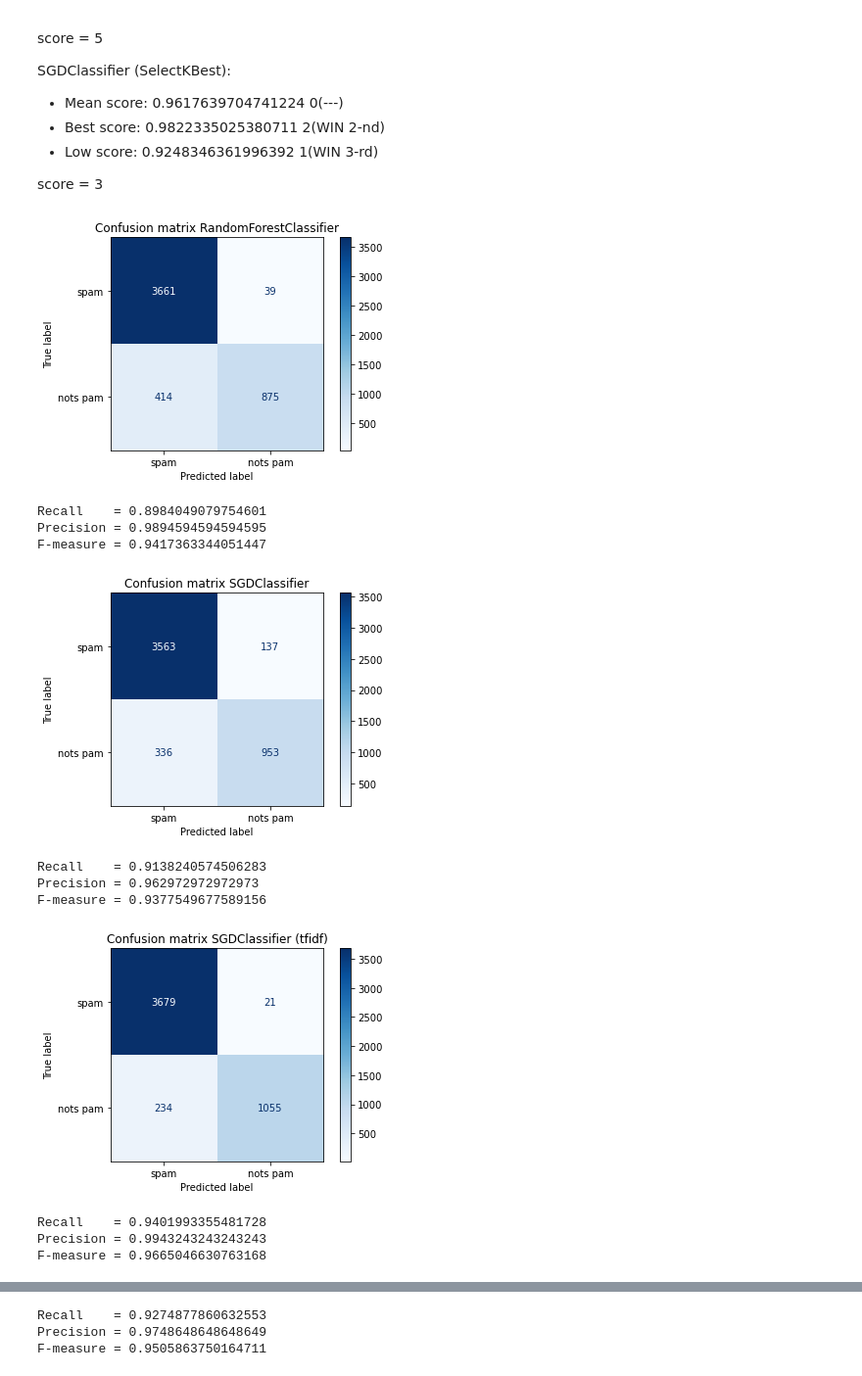
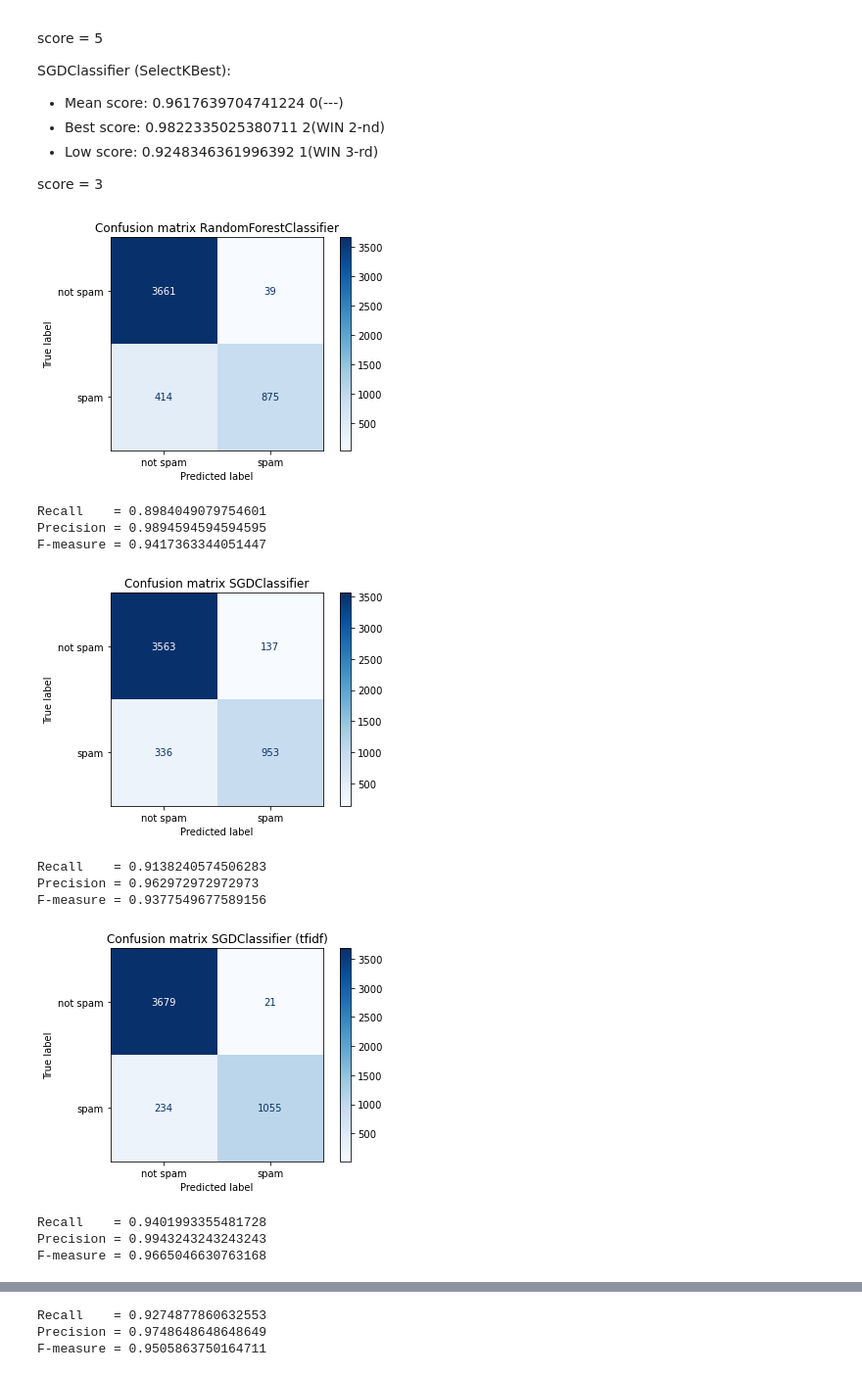
Before and after one commit to awilliamson1889/Python-DS-Learning, a Jupyter notebook: Email-classification.ipynb, the cells around one changed output, grey strips where cells are left out. Shown at 98% size. Saved outputs shown, nothing was run; the diff lists cells and outputs as text; code cells hidden in the pictures.

```diff
--- a/Email-classification.ipynb
+++ b/Email-classification.ipynb
@@ -47,16 +50,16 @@ test_size = [0.15, 0.25, 0.50, 0.75, 0.95]
 scores = []
 
 for size in test_size:
-    X_train, X_test, y_train, y_test = train_test_split(X, y, test_size=size, random_state=1)
+    X_train1, X_test1, y_train1, y_test1 = train_test_split(X, y, test_size=size, random_state=1)
 
     pipeline_RandomForestClassifier = Pipeline([('vect', CountVectorizer()),
                                                 ('tfidf', TfidfTransformer()),
                                                 ('clf', RandomForestClassifier(random_state=1))])
 
 
-    pipeline_RandomForestClassifier.fit(X_train.ravel(), y_train)
+    pipeline_RandomForestClassifier.fit(X_train1.ravel(), y_train1)
 
-    score = pipeline_RandomForestClassifier.score(X_test.ravel(), y_test)
+    score = pipeline_RandomForestClassifier.score(X_test1.ravel(), y_test1)
 
     scores.append(score)
     print(f"""
@@ -355,43 +358,43 @@ score = 3
 from sklearn.metrics import confusion_matrix
 from sklearn.metrics import plot_confusion_matrix
 
-class_names = ['spam', 'nots pam']
+class_names = ['not spam', 'spam']
 
 titles_options = [("Confusion matrix RandomForestClassifier", None, pipeline_RandomForestClassifier),
                   ("Confusion matrix SGDClassifier", None, pipeline_SGDClassifier1),
                   ("Confusion matrix SGDClassifier (tfidf)", None, pipeline_SGDClassifier2),
                   ("Confusion matrix SGDClassifier (chi)", None, pipeline_SGDClassifier3),
                   ("Confusion matrix MultinomialNB", None, pipeline_MultinomialNB)]
 
 for title, normalize, classifier in titles_options:
     disp = plot_confusion_matrix(classifier, X_test.ravel(), y_test,
                                  display_labels=class_names,
                                  cmap=plt.cm.Blues,
                                  normalize=normalize)
 
     matrix = disp.confusion_matrix
 
     TP, FP, FN, TN = matrix[0][0], matrix[0][1], matrix[1][0], matrix[1][1]
 
     disp.ax_.set_title(title)
 
     recall = TP/(TP + FN)
     precision = TP/(TP + FP)
     f_measure = 2 * recall * precision/(precision + recall)
 
     plt.show()
 
     print(f"Recall    = {recall}\nPrecision = {precision}\nF-measure = {f_measure}")
 # %% [output]
-[figure, old version]
+[figure, new version]
 Recall    = 0.8984049079754601
 Precision = 0.9894594594594595
 F-measure = 0.9417363344051447
-[figure, old version]
+[figure, new version]
 Recall    = 0.9138240574506283
 Precision = 0.962972972972973
 F-measure = 0.9377549677589156
-[figure, old version]
+[figure, new version]
 Recall    = 0.9401993355481728
 Precision = 0.9943243243243243
 F-measure = 0.9665046630763168
```
Also changed, not shown: parts of 4 cells of this notebook.
